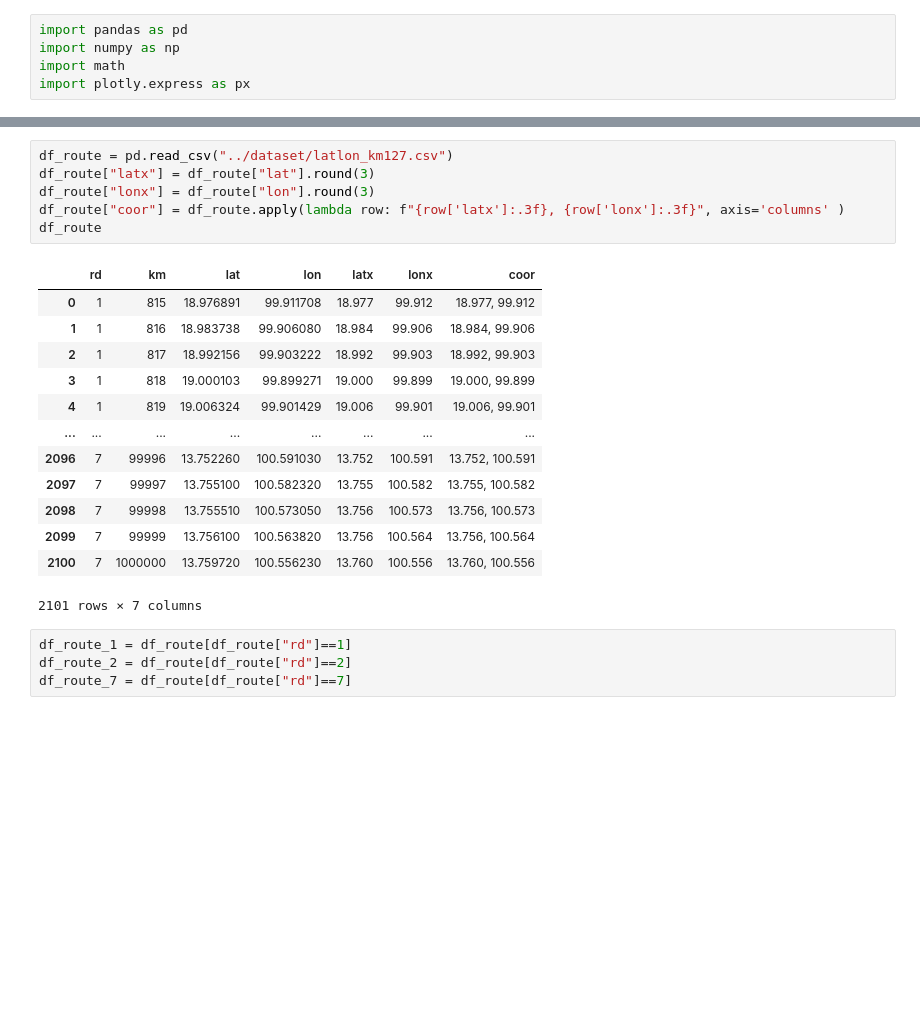
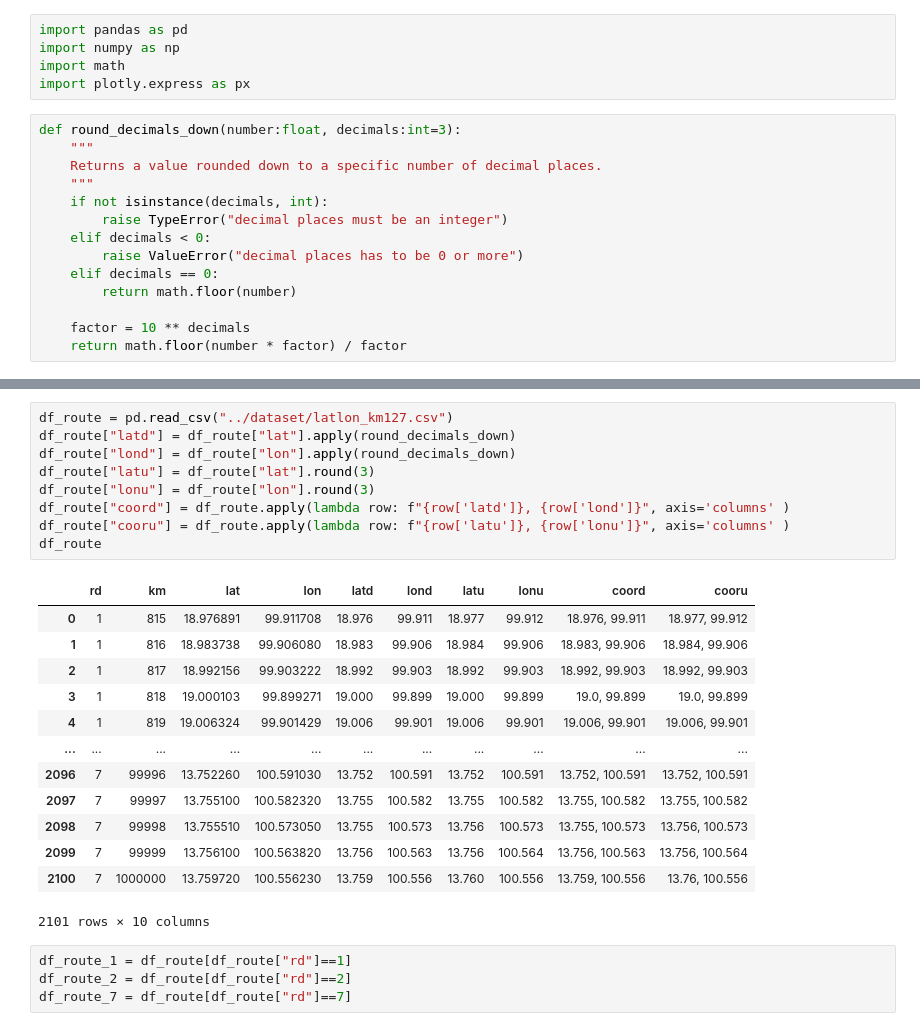
Before and after one commit to Traffic-anomaly-detection/traffic-anomaly-detection, a Jupyter notebook: CleansingData/AccidentWithRoadNo.ipynb, the cells around one changed output, grey strips where cells are left out. Cells and saved outputs as stored; diff of their text form; blank space fills up the shorter version.

```diff
--- a/CleansingData/AccidentWithRoadNo.ipynb
+++ b/CleansingData/AccidentWithRoadNo.ipynb
@@ -3,4 +3,18 @@ import pandas as pd
 import numpy as np
 import math
 import plotly.express as px
+# %%
+def round_decimals_down(number:float, decimals:int=3):
+    """
+    Returns a value rounded down to a specific number of decimal places.
+    """
+    if not isinstance(decimals, int):
+        raise TypeError("decimal places must be an integer")
+    elif decimals < 0:
+        raise ValueError("decimal places has to be 0 or more")
+    elif decimals == 0:
+        return math.floor(number)
+
+    factor = 10 ** decimals
+    return math.floor(number * factor) / factor
 # %%
@@ -46,23 +40,26 @@ df_acc_2
 # %%
 df_route = pd.read_csv("../dataset/latlon_km127.csv")
-df_route["latx"] = df_route["lat"].round(3)
-df_route["lonx"] = df_route["lon"].round(3)
-df_route["coor"] = df_route.apply(lambda row: f"{row['latx']:.3f}, {row['lonx']:.3f}", axis='columns' )
+df_route["latd"] = df_route["lat"].apply(round_decimals_down)
+df_route["lond"] = df_route["lon"].apply(round_decimals_down)
+df_route["latu"] = df_route["lat"].round(3)
+df_route["lonu"] = df_route["lon"].round(3)
+df_route["coord"] = df_route.apply(lambda row: f"{row['latd']}, {row['lond']}", axis='columns' )
+df_route["cooru"] = df_route.apply(lambda row: f"{row['latu']}, {row['lonu']}", axis='columns' )
 df_route
 # %% [output]
-|  | rd | km | lat | lon | latx | lonx | coor |
-| 0 | 1 | 815 | 18.976891 | 99.911708 | 18.977 | 99.912 | 18.977, 99.912 |
-| 1 | 1 | 816 | 18.983738 | 99.906080 | 18.984 | 99.906 | 18.984, 99.906 |
-| 2 | 1 | 817 | 18.992156 | 99.903222 | 18.992 | 99.903 | 18.992, 99.903 |
-| 3 | 1 | 818 | 19.000103 | 99.899271 | 19.000 | 99.899 | 19.000, 99.899 |
-| 4 | 1 | 819 | 19.006324 | 99.901429 | 19.006 | 99.901 | 19.006, 99.901 |
-| ... | ... | ... | ... | ... | ... | ... | ... |
-| 2096 | 7 | 99996 | 13.752260 | 100.591030 | 13.752 | 100.591 | 13.752, 100.591 |
-| 2097 | 7 | 99997 | 13.755100 | 100.582320 | 13.755 | 100.582 | 13.755, 100.582 |
-| 2098 | 7 | 99998 | 13.755510 | 100.573050 | 13.756 | 100.573 | 13.756, 100.573 |
-| 2099 | 7 | 99999 | 13.756100 | 100.563820 | 13.756 | 100.564 | 13.756, 100.564 |
-| 2100 | 7 | 1000000 | 13.759720 | 100.556230 | 13.760 | 100.556 | 13.760, 100.556 |
+|  | rd | km | lat | lon | latd | lond | latu | lonu | coord | cooru |
+| 0 | 1 | 815 | 18.976891 | 99.911708 | 18.976 | 99.911 | 18.977 | 99.912 | 18.976, 99.911 | 18.977, 99.912 |
+| 1 | 1 | 816 | 18.983738 | 99.906080 | 18.983 | 99.906 | 18.984 | 99.906 | 18.983, 99.906 | 18.984, 99.906 |
+| 2 | 1 | 817 | 18.992156 | 99.903222 | 18.992 | 99.903 | 18.992 | 99.903 | 18.992, 99.903 | 18.992, 99.903 |
+| 3 | 1 | 818 | 19.000103 | 99.899271 | 19.000 | 99.899 | 19.000 | 99.899 | 19.0, 99.899 | 19.0, 99.899 |
+| 4 | 1 | 819 | 19.006324 | 99.901429 | 19.006 | 99.901 | 19.006 | 99.901 | 19.006, 99.901 | 19.006, 99.901 |
+| ... | ... | ... | ... | ... | ... | ... | ... | ... | ... | ... |
+| 2096 | 7 | 99996 | 13.752260 | 100.591030 | 13.752 | 100.591 | 13.752 | 100.591 | 13.752, 100.591 | 13.752, 100.591 |
+| 2097 | 7 | 99997 | 13.755100 | 100.582320 | 13.755 | 100.582 | 13.755 | 100.582 | 13.755, 100.582 | 13.755, 100.582 |
+| 2098 | 7 | 99998 | 13.755510 | 100.573050 | 13.755 | 100.573 | 13.756 | 100.573 | 13.755, 100.573 | 13.756, 100.573 |
+| 2099 | 7 | 99999 | 13.756100 | 100.563820 | 13.756 | 100.563 | 13.756 | 100.564 | 13.756, 100.563 | 13.756, 100.564 |
+| 2100 | 7 | 1000000 | 13.759720 | 100.556230 | 13.759 | 100.556 | 13.760 | 100.556 | 13.759, 100.556 | 13.76, 100.556 |
-2101 rows × 7 columns
+2101 rows × 10 columns
 # %%
 df_route_1 = df_route[df_route["rd"]==1]
 df_route_2 = df_route[df_route["rd"]==2]
```
Also changed, not shown: parts of 14 cells of this notebook, 1 other file.
